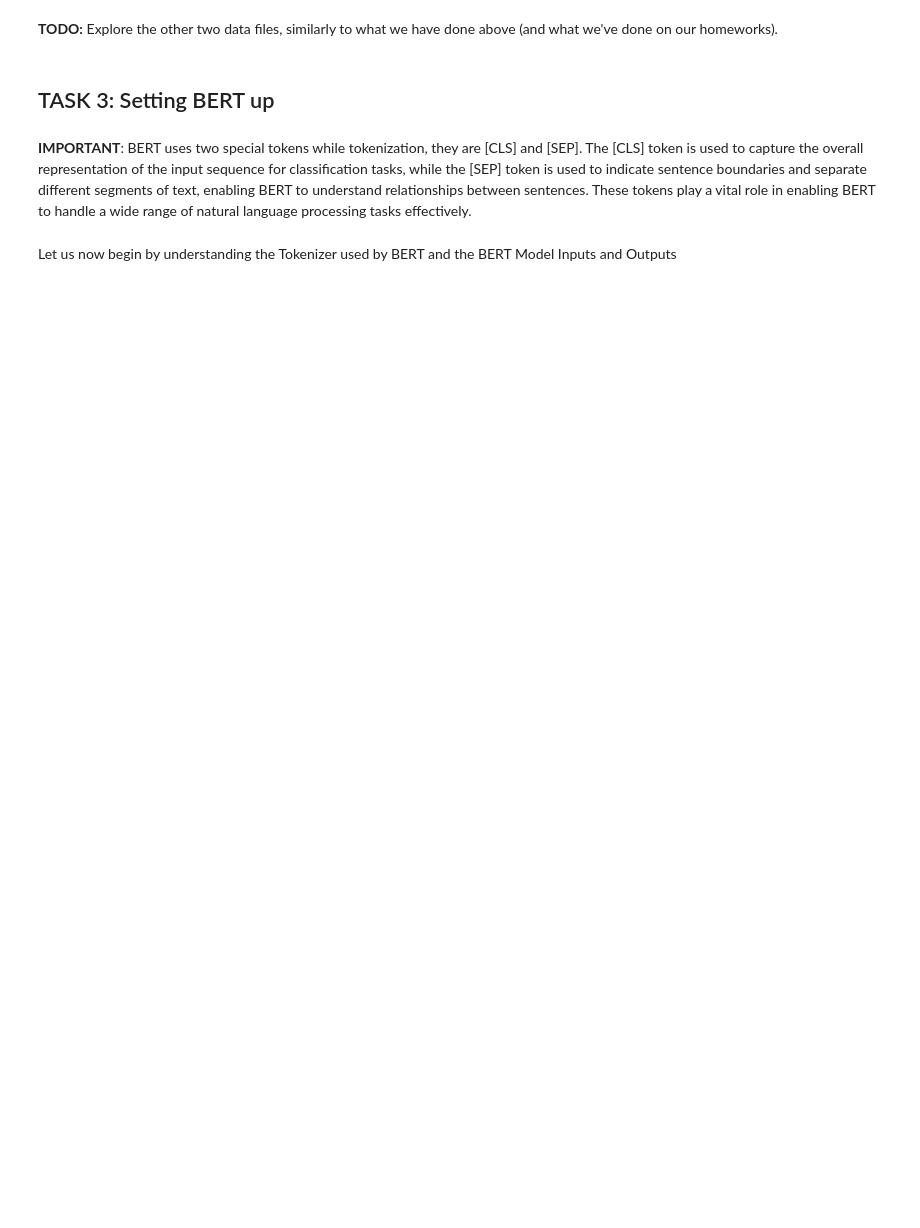
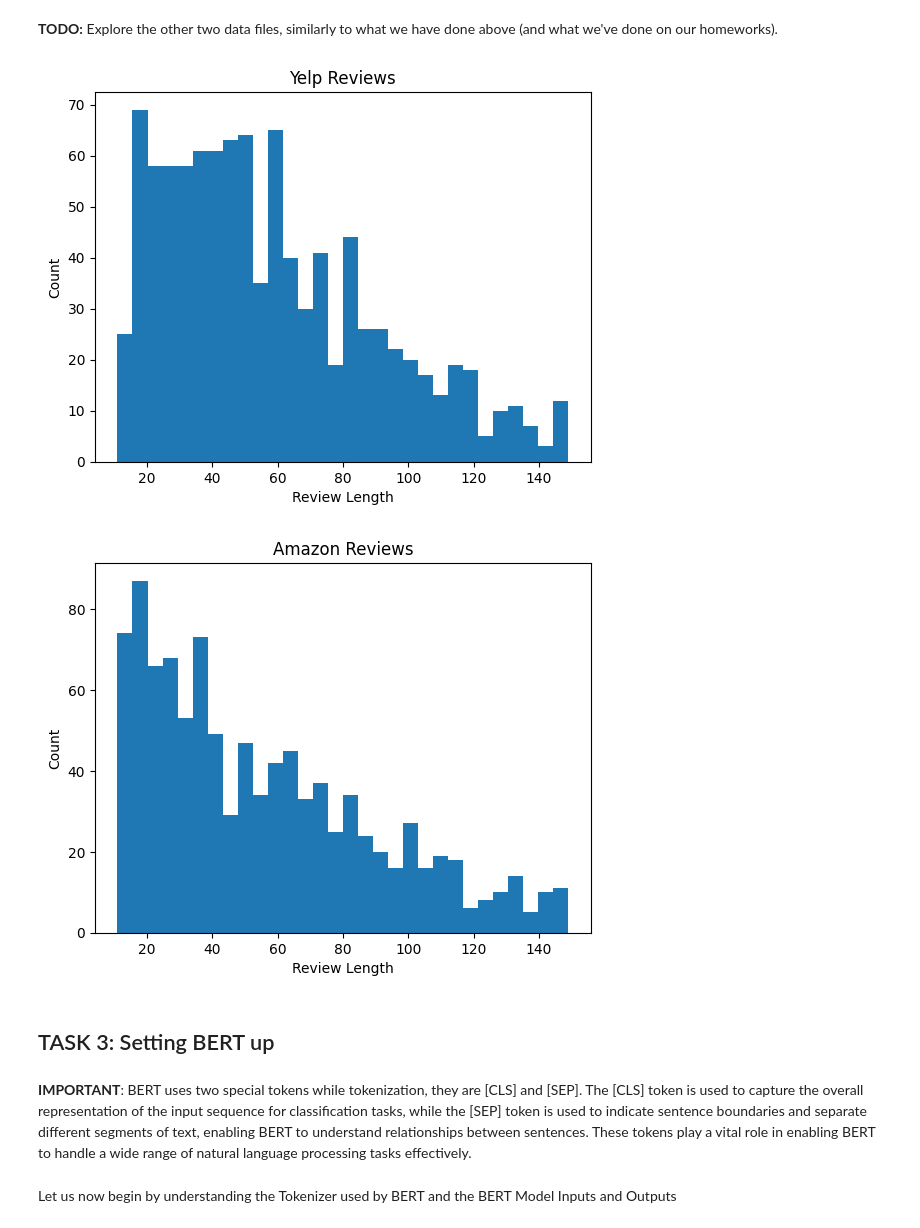
Before and after one commit to jarseneau/lab3NLP, a Jupyter notebook: lab4_bert.ipynb, the cells around one changed output. Saved outputs shown, nothing was run; the diff lists cells and outputs as text; code cells hidden in the pictures; blank space fills up the shorter version.

```diff
--- a/lab4_bert.ipynb
+++ b/lab4_bert.ipynb
@@ -147,3 +205,15 @@ display_histogram(imdb_df)
+# %%
+# Other data files explored here
+yelp_data = "data/datasets/sentiment labelled sentences/yelp_labelled.txt"
+yelp_df = pd.read_csv(yelp_data, sep="\t", header=None)
+amazon_data = "data/datasets/sentiment labelled sentences/amazon_cells_labelled.txt"
+amazon_df = pd.read_csv(amazon_data, sep="\t", header=None)
+
+display_histogram(yelp_df, "Yelp Reviews")
+display_histogram(amazon_df, "Amazon Reviews")
+# %% [output]
+[figure, added]
+[figure, added]
 # %% [markdown]
 ## TASK 3: Setting BERT up
 # %% [markdown]
```
Also changed, not shown: parts of 14 cells of this notebook.
